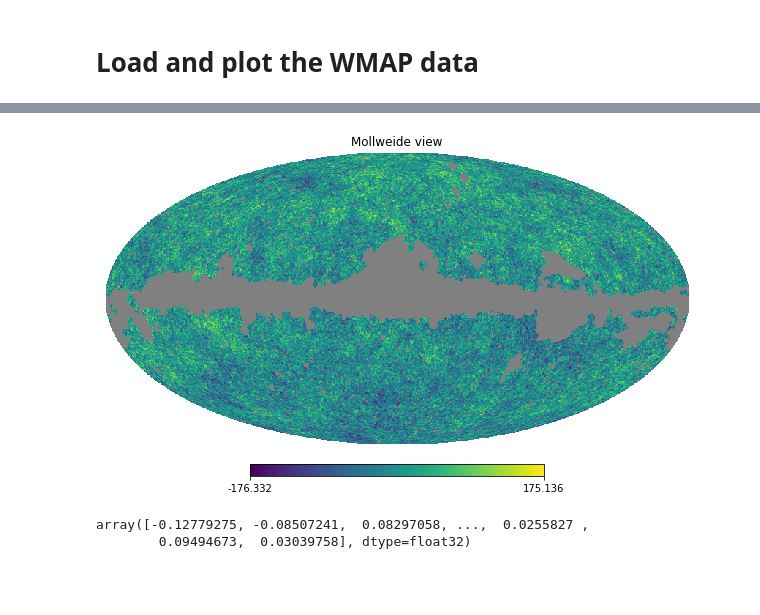
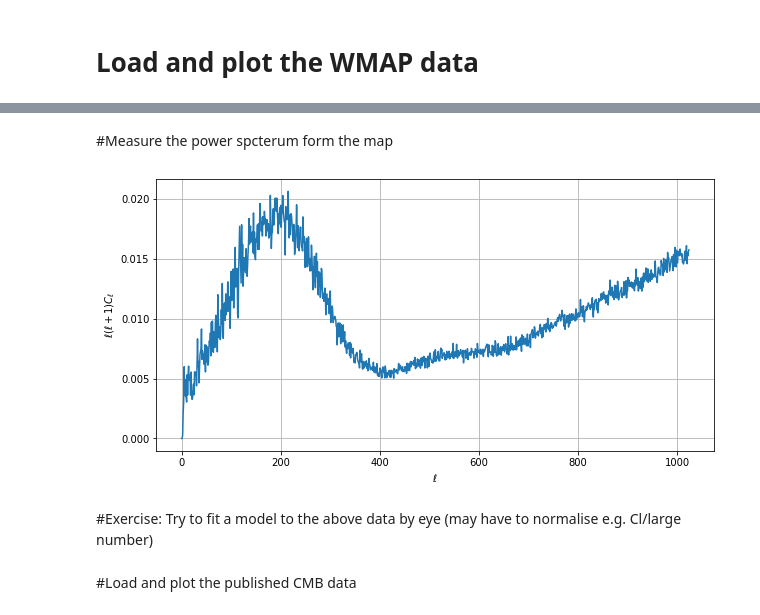
Before and after one commit to csabiu/astronomy, a Jupyter notebook: Astronomy_CMB.ipynb, the cells around one changed output, grey strips where cells are left out. Drawn from its saved outputs; the diff is of its cells as text; code cells hidden in the pictures; blank space fills up the shorter version.

```diff
--- a/Astronomy_CMB.ipynb
+++ b/Astronomy_CMB.ipynb
@@ -249,12 +176,18 @@ hp.mollview(wmap_map_I_masked.filled())
-# %%
-wmap_map_I_masked.mask = np.logical_not(mask)
-map_masked=hp.ma(map)
-map_masked.mask= np.logical_not(mask)
-hp.mollview(map_masked.filled())
-# %% [output]
-[figure, removed]
-# %%
-wmap_map_I.
-# %% [output]
-array([-0.12779275, -0.08507241,  0.08297058, ...,  0.0255827 ,
-        0.09494673,  0.03039758], dtype=float32)
+# %% [markdown]
+#Measure the power spcterum form the map
+# %%
+LMAX = 1024
+cl = hp.anafast(wmap_map_I_masked.filled(), lmax=LMAX)
+ell = np.arange(len(cl))
+# %%
+plt.figure(figsize=(10, 5))
+plt.plot(ell, ell * (ell + 1) * cl)
+plt.xlabel("$\ell$")
+plt.ylabel("$\ell(\ell+1)C_{\ell}$")
+plt.grid()
+# %% [output]
+[figure, added]
+# %% [markdown]
+#Exercise: Try to fit a model to the above data by eye (may have to normalise e.g. Cl/large number)
+# %% [markdown]
+#Load and plot the published CMB data
```
Also changed, not shown: parts of 26 cells of this notebook.
